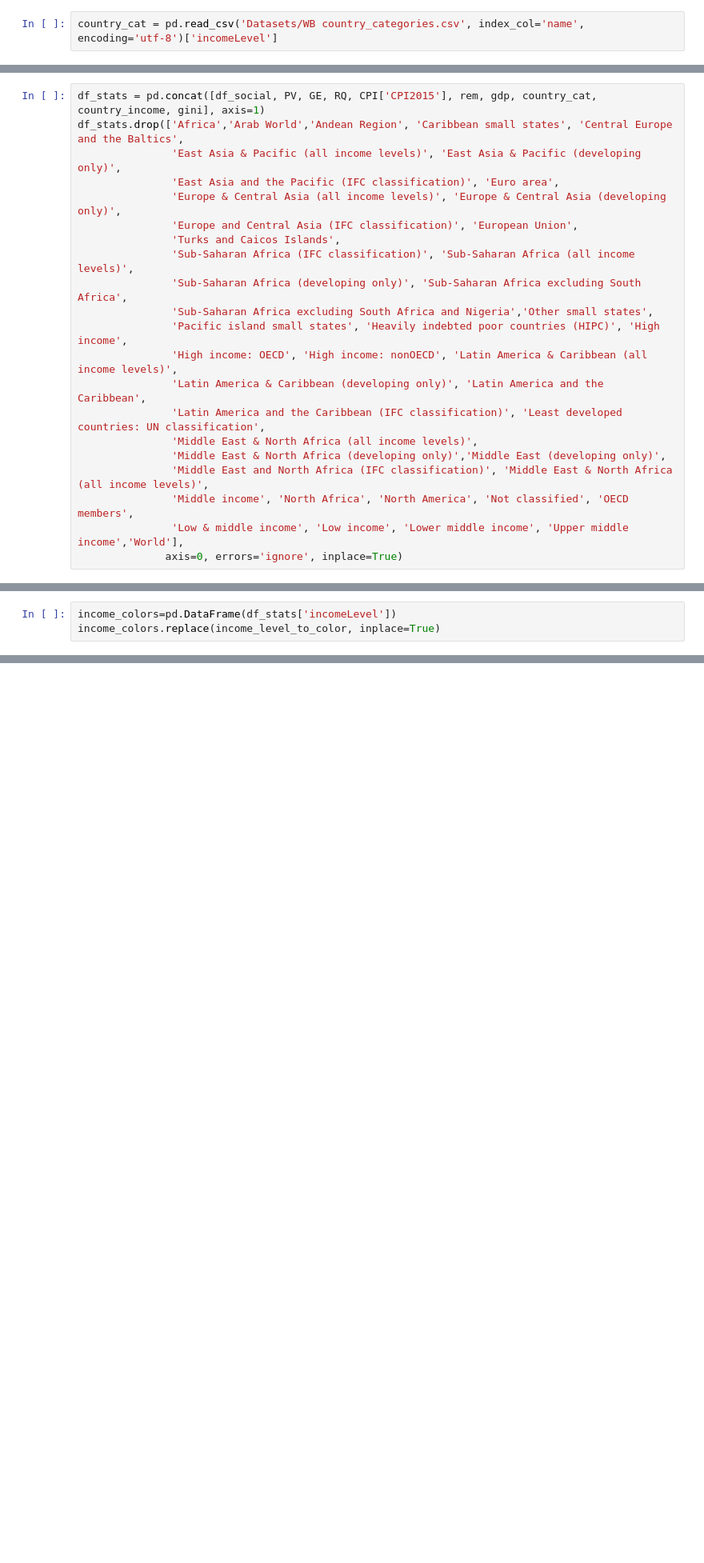
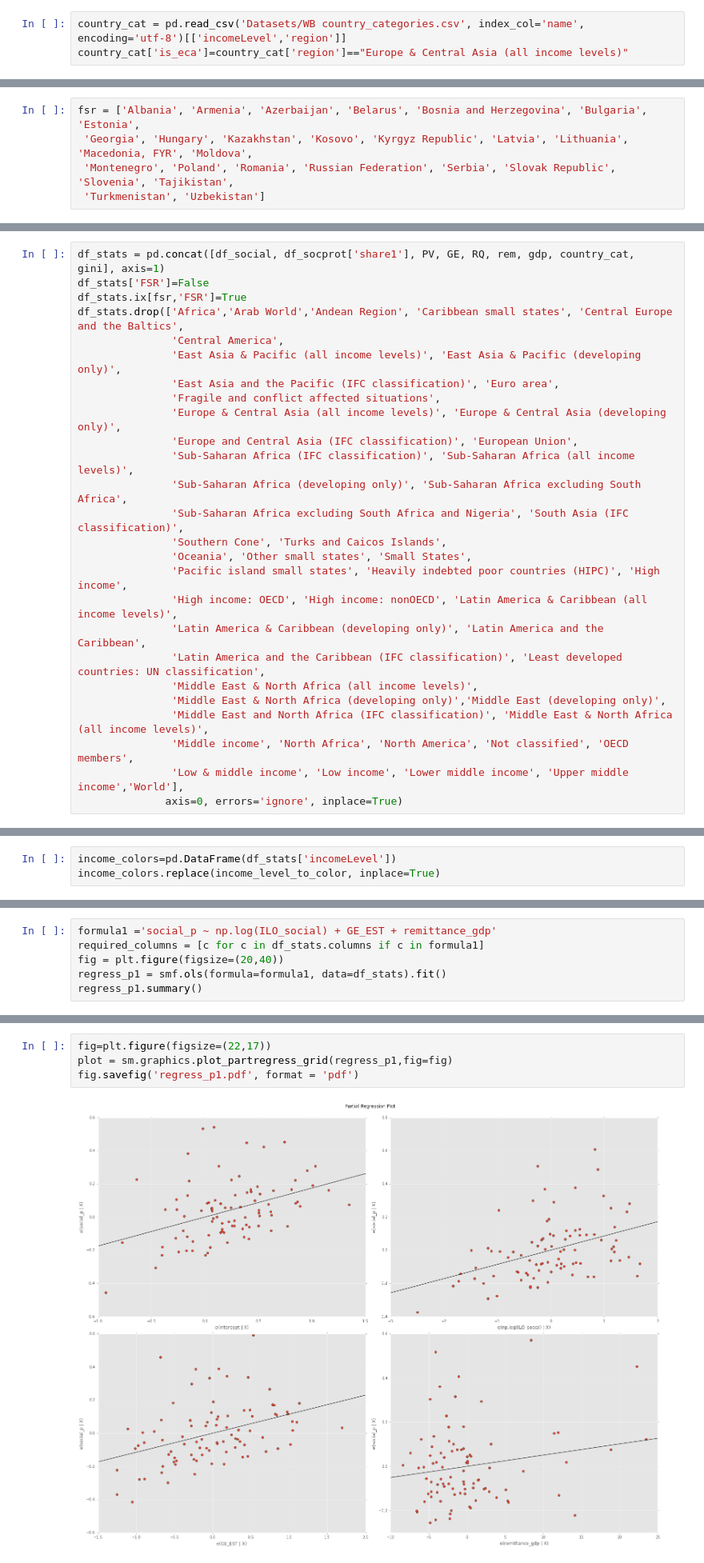
Before and after one commit to adrivsh/wb_social_transfers, a Jupyter notebook: social protection and governance analysis.ipynb, the cells around one changed output, grey strips where cells are left out. Shown at 80% size. Drawn from its saved outputs; the diff is of its cells as text; blank space fills up the shorter version.

```diff
--- a/social protection and governance analysis.ipynb
+++ b/social protection and governance analysis.ipynb
@@ -87,5 +87,6 @@ gdp.rename(columns={'GDP per cap, PPP':'gdp'}, inplace=True)
 # %% [markdown]
 ## Get Country Income Categories
 # %%
-country_cat = pd.read_csv('Datasets/WB country_categories.csv', index_col='name', encoding='utf-8')['incomeLevel']
+country_cat = pd.read_csv('Datasets/WB country_categories.csv', index_col='name', encoding='utf-8')[['incomeLevel','region']]
+country_cat['is_eca']=country_cat['region']=="Europe & Central Asia (all income levels)"
 # %%
@@ -124,16 +105,26 @@ gini.rename(columns={'SI.POV.GINI - Gini Index':'gini'}, inplace=True)
+# %%
+fsr = ['Albania', 'Armenia', 'Azerbaijan', 'Belarus', 'Bosnia and Herzegovina', 'Bulgaria', 'Estonia',
+ 'Georgia', 'Hungary', 'Kazakhstan', 'Kosovo', 'Kyrgyz Republic', 'Latvia', 'Lithuania', 'Macedonia, FYR', 'Moldova',
+ 'Montenegro', 'Poland', 'Romania', 'Russian Federation', 'Serbia', 'Slovak Republic', 'Slovenia', 'Tajikistan',
+ 'Turkmenistan', 'Uzbekistan']
 # %% [markdown]
 ## Merge these datasets into a DataFrame df_stats
 # %%
-df_stats = pd.concat([df_social, PV, GE, RQ, CPI['CPI2015'], rem, gdp, country_cat, country_income, gini], axis=1)
+df_stats = pd.concat([df_social, df_socprot['share1'], PV, GE, RQ, rem, gdp, country_cat, gini], axis=1)
+df_stats['FSR']=False
+df_stats.ix[fsr,'FSR']=True
 df_stats.drop(['Africa','Arab World','Andean Region', 'Caribbean small states', 'Central Europe and the Baltics',
+               'Central America',
                'East Asia & Pacific (all income levels)', 'East Asia & Pacific (developing only)',
                'East Asia and the Pacific (IFC classification)', 'Euro area',
+               'Fragile and conflict affected situations',
                'Europe & Central Asia (all income levels)', 'Europe & Central Asia (developing only)',
                'Europe and Central Asia (IFC classification)', 'European Union',
-               'Turks and Caicos Islands',
                'Sub-Saharan Africa (IFC classification)', 'Sub-Saharan Africa (all income levels)',
                'Sub-Saharan Africa (developing only)', 'Sub-Saharan Africa excluding South Africa',
-               'Sub-Saharan Africa excluding South Africa and Nigeria','Other small states',
+               'Sub-Saharan Africa excluding South Africa and Nigeria', 'South Asia (IFC classification)',
+               'Southern Cone', 'Turks and Caicos Islands',
+               'Oceania', 'Other small states', 'Small States',
                'Pacific island small states', 'Heavily indebted poor countries (HIPC)', 'High income',
                'High income: OECD', 'High income: nonOECD', 'Latin America & Caribbean (all income levels)',
                'Latin America & Caribbean (developing only)', 'Latin America and the Caribbean',
@@ -290,0 +150,6 @@ OLS Regression Results
+# %%
+formula1 ='social_p ~ np.log(ILO_social) + GE_EST + remittance_gdp'
+required_columns = [c for c in df_stats.columns if c in formula1]
+fig = plt.figure(figsize=(20,40))
+regress_p1 = smf.ols(formula=formula1, data=df_stats).fit()
+regress_p1.summary()
@@ -290,0 +177,6 @@ OLS Regression Results
+# %%
+fig=plt.figure(figsize=(22,17))
+plot = sm.graphics.plot_partregress_grid(regress_p1,fig=fig)
+fig.savefig('regress_p1.pdf', format = 'pdf')
+# %% [output]
+[figure, added]
```
Also changed, not shown: parts of 69 cells of this notebook.
